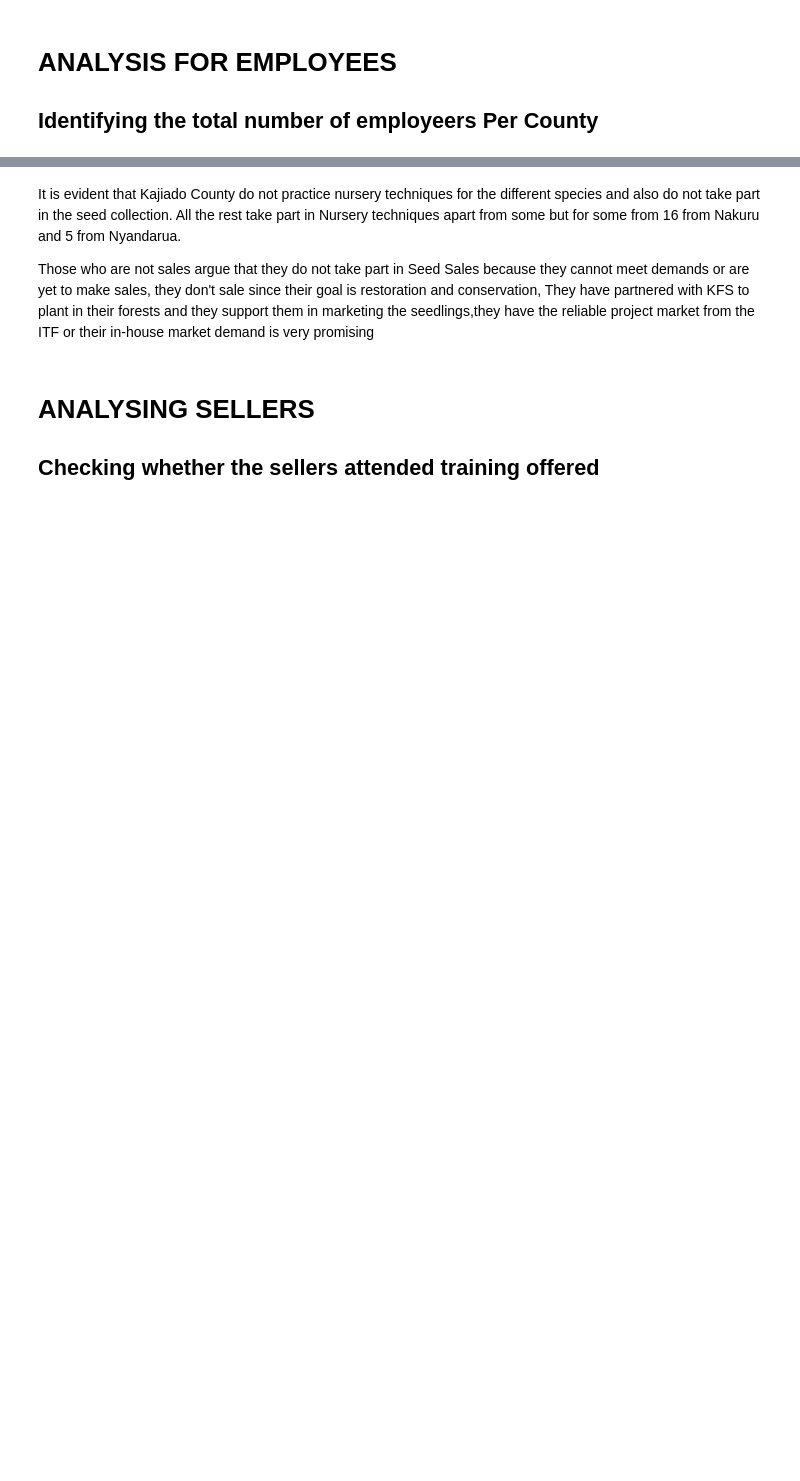
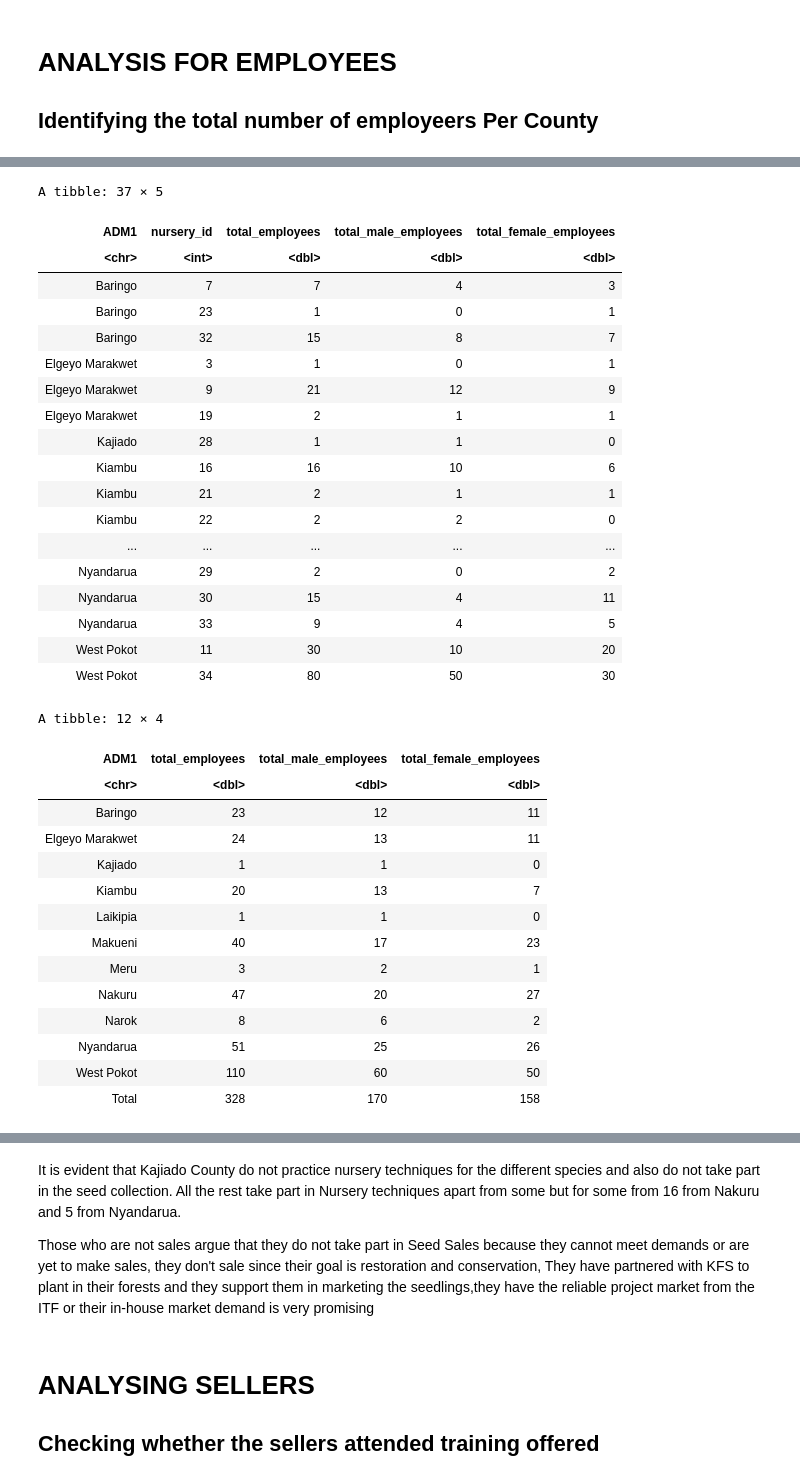
Before and after one commit to loureenvalyne/R_projects, a Jupyter notebook: nursery_survey_data_Analyis_with_R.ipynb, the cells around one changed output, grey strips where cells are left out. Drawn from its saved outputs; the diff is of its cells as text; code cells hidden in the pictures; blank space fills up the shorter version.

```diff
--- a/nursery_survey_data_Analyis_with_R.ipynb
+++ b/nursery_survey_data_Analyis_with_R.ipynb
@@ -933 +872,80 @@ print(pivot_table)
+# %%
+# Remove duplicates and summarize data per nursery in each county
+pivot_table_nursery_employees <- nursery_survey_data %>%
+  distinct(ADM1, nursery_id, nursery_total_employees, males_total, females_total) %>%  # Keep distinct combinations of County, Nursery, and Employee numbers
+  group_by(ADM1, nursery_id) %>%  # Group by County and Nursery ID
+  summarise(
+    total_employees = sum(nursery_total_employees, na.rm = TRUE),
+    total_male_employees = sum(males_total, na.rm = TRUE),
+    total_female_employees = sum(females_total, na.rm = TRUE),
+    .groups = "drop"  # Remove grouping after summarization
+  )
+
+# View the result
+View(pivot_table_nursery_employees)
+
+
+
+# Identifying total number of employees per county
+
+# Remove duplicates and summarize data per county
+pivot_table_nursery_employees <- nursery_survey_data %>%
+  distinct(ADM1, nursery_id, nursery_total_employees, males_total, females_total) %>%  # Keep distinct combinations of County, Nursery, and Employee numbers
+  group_by(ADM1) %>%  # Group by County only
+  summarise(
+    total_employees = sum(nursery_total_employees, na.rm = TRUE),
+    total_male_employees = sum(males_total, na.rm = TRUE),
+    total_female_employees = sum(females_total, na.rm = TRUE),
+    .groups = "drop"  # Remove grouping after summarization
+  )
+
+# Add a "Total" row for the entire dataset
+total_row <- pivot_table_nursery_employees %>%
+  summarise(
+    ADM1 = "Total",  # Label the row as "Total"
+    total_employees = sum(total_employees, na.rm = TRUE),
+    total_male_employees = sum(total_male_employees, na.rm = TRUE),
+    total_female_employees = sum(total_female_employees, na.rm = TRUE)
+  )
+
+# Combine the original table with the total row
+pivot_table_nursery_employees <- bind_rows(pivot_table_nursery_employees, total_row)
+
+# View the result
+View(pivot_table_nursery_employees)
+# %% [output]
+A tibble: 37 × 5
+| ADM1 | nursery_id | total_employees | total_male_employees | total_female_employees |
+| <chr> | <int> | <dbl> | <dbl> | <dbl> |
+| Baringo | 7 | 7 | 4 | 3 |
+| Baringo | 23 | 1 | 0 | 1 |
+| Baringo | 32 | 15 | 8 | 7 |
+| Elgeyo Marakwet | 3 | 1 | 0 | 1 |
+| Elgeyo Marakwet | 9 | 21 | 12 | 9 |
+| Elgeyo Marakwet | 19 | 2 | 1 | 1 |
+| Kajiado | 28 | 1 | 1 | 0 |
+| Kiambu | 16 | 16 | 10 | 6 |
+| Kiambu | 21 | 2 | 1 | 1 |
+| Kiambu | 22 | 2 | 2 | 0 |
+| ... | ... | ... | ... | ... |
+| Nyandarua | 29 | 2 | 0 | 2 |
+| Nyandarua | 30 | 15 | 4 | 11 |
+| Nyandarua | 33 | 9 | 4 | 5 |
+| West Pokot | 11 | 30 | 10 | 20 |
+| West Pokot | 34 | 80 | 50 | 30 |
+A tibble: 12 × 4
+| ADM1 | total_employees | total_male_employees | total_female_employees |
+| <chr> | <dbl> | <dbl> | <dbl> |
+| Baringo | 23 | 12 | 11 |
+| Elgeyo Marakwet | 24 | 13 | 11 |
+| Kajiado | 1 | 1 | 0 |
+| Kiambu | 20 | 13 | 7 |
+| Laikipia | 1 | 1 | 0 |
+| Makueni | 40 | 17 | 23 |
+| Meru | 3 | 2 | 1 |
+| Nakuru | 47 | 20 | 27 |
+| Narok | 8 | 6 | 2 |
+| Nyandarua | 51 | 25 | 26 |
+| West Pokot | 110 | 60 | 50 |
+| Total | 328 | 170 | 158 |
 # %% [markdown]
```
Also changed, not shown: parts of 32 cells of this notebook.
